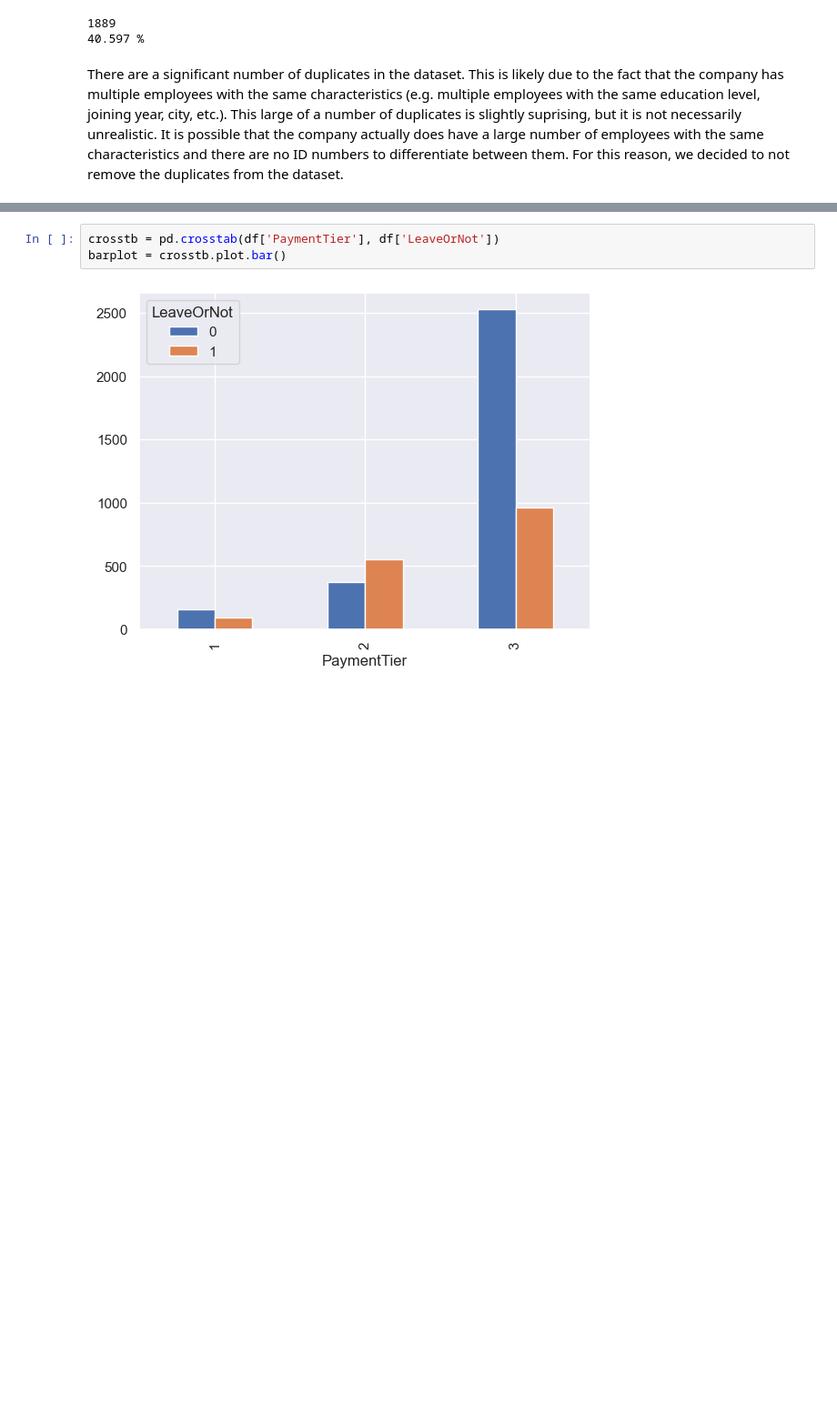
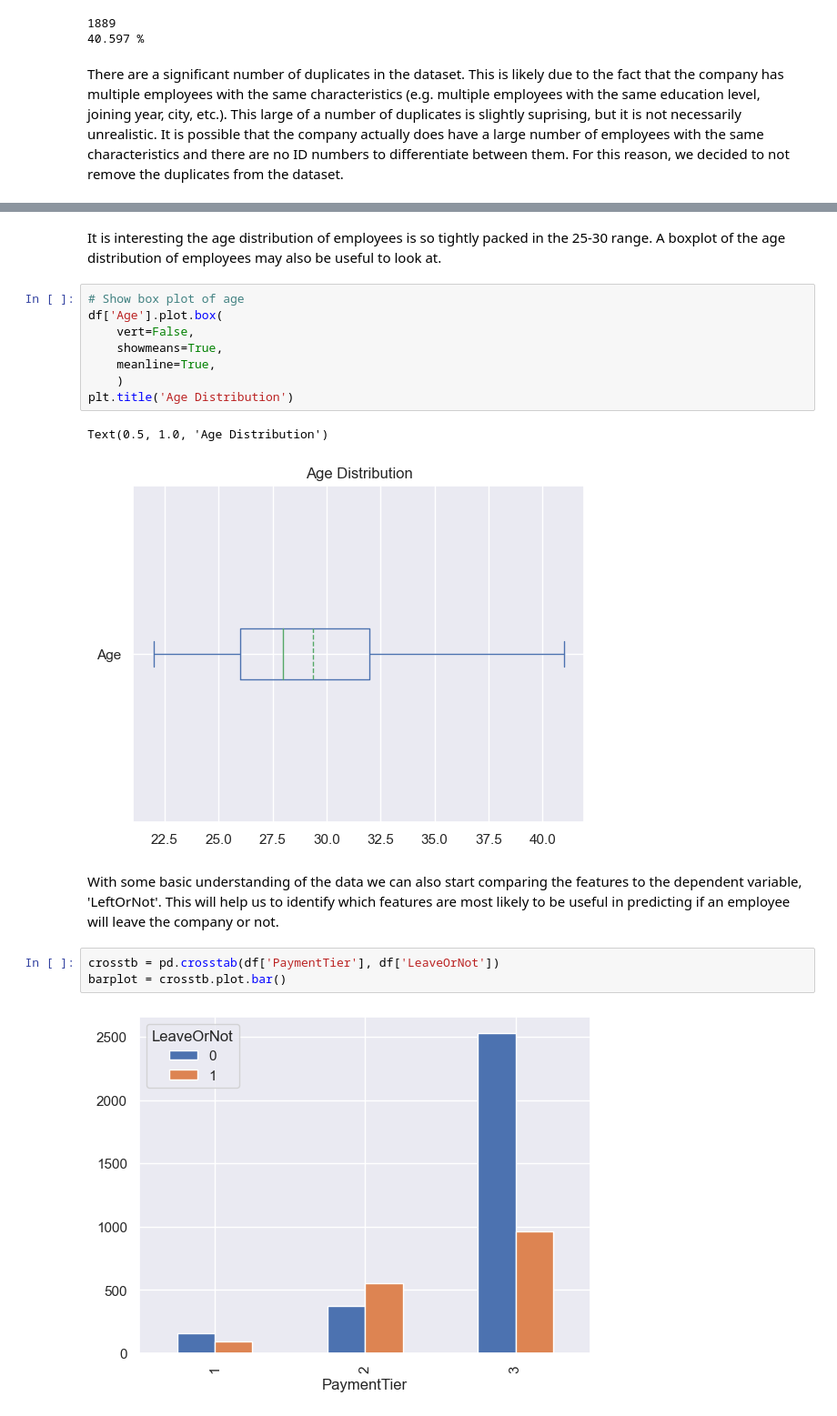
Before and after one commit to QuinnMatthews/MLinPyNotebooks, a Jupyter notebook: LabOne.ipynb, the cells around one changed output, grey strips where cells are left out. Shown at 91% size. Cells and saved outputs as stored; diff of their text form; blank space fills up the shorter version.

```diff
--- a/LabOne.ipynb
+++ b/LabOne.ipynb
@@ -109,3 +136,18 @@ plt.show()
+# %% [markdown]
+It is interesting the age distribution of employees is so tightly packed in the 25-30 range. A boxplot of the age distribution of employees may also be useful to look at.
+# %%
+# Show box plot of age
+df['Age'].plot.box(
+    vert=False,
+    showmeans=True,
+    meanline=True,
+    )
+plt.title('Age Distribution')
+# %% [output]
+Text(0.5, 1.0, 'Age Distribution')
+[figure, added]
+# %% [markdown]
+With some basic understanding of the data we can also start comparing the features to the dependent variable, 'LeftOrNot'. This will help us to identify which features are most likely to be useful in predicting if an employee will leave the company or not.
 # %%
 crosstb = pd.crosstab(df['PaymentTier'], df['LeaveOrNot'])
 barplot = crosstb.plot.bar()
```
Also changed, not shown: parts of 27 cells of this notebook.
